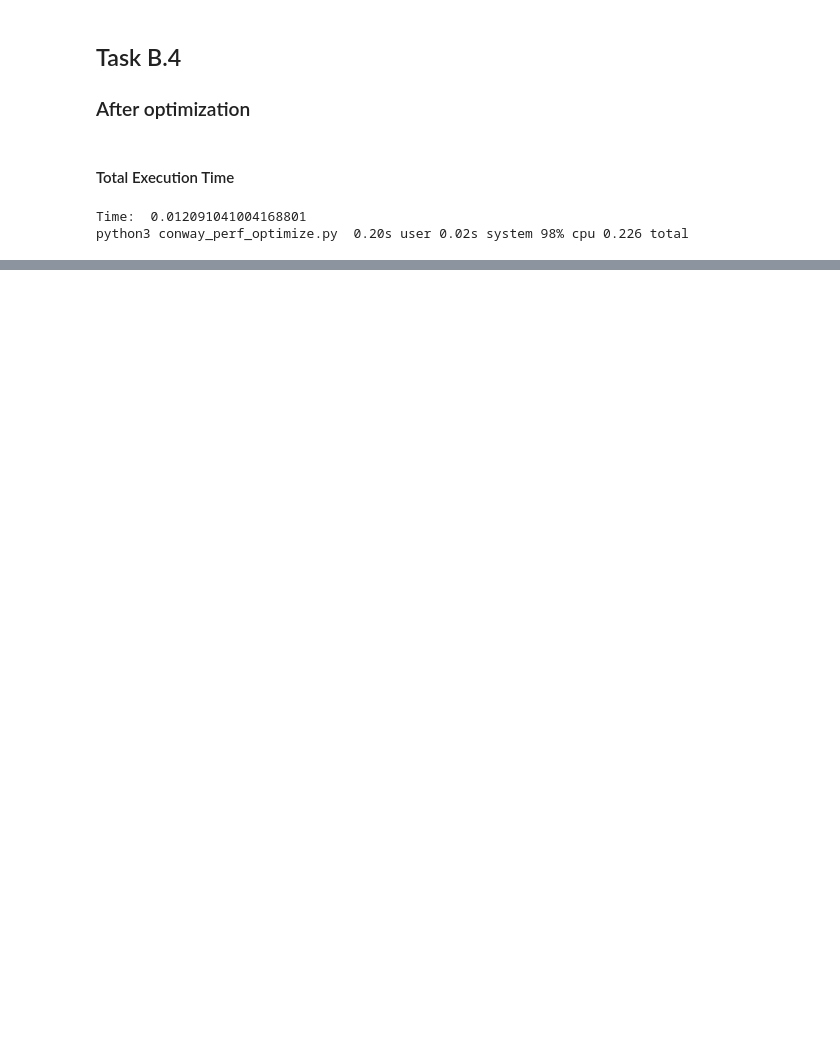
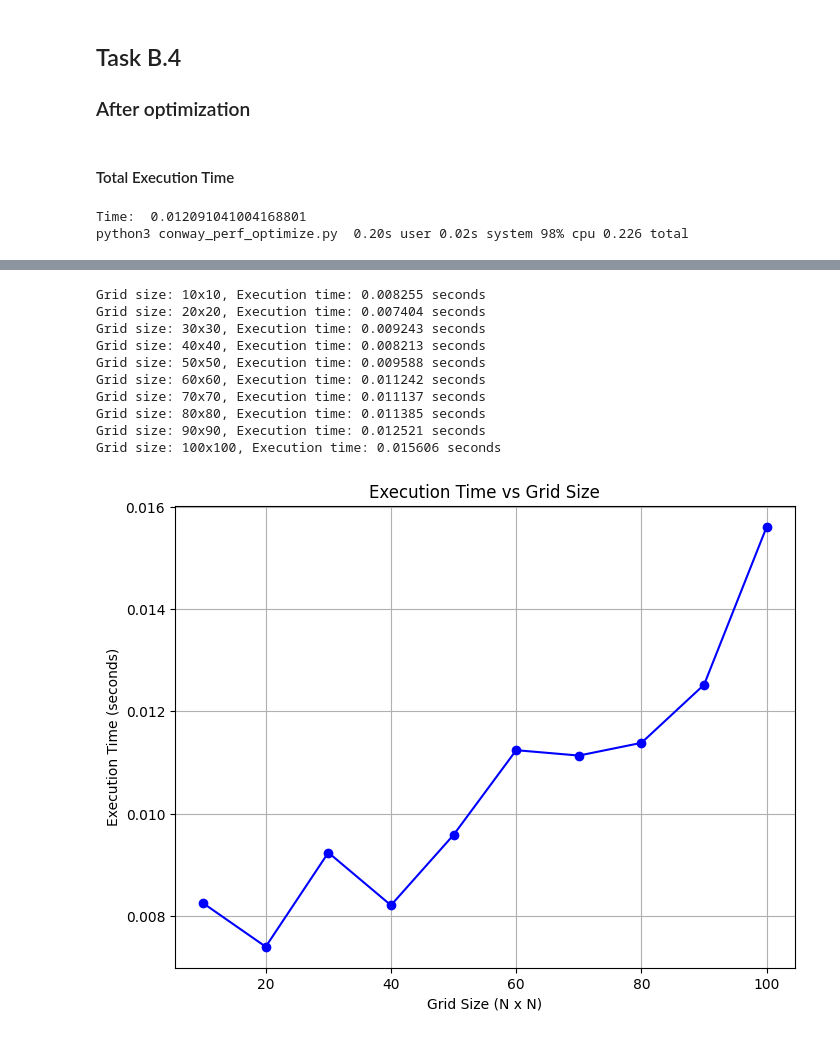
Before and after one commit to superderker/Intro-to-high-performance-computing-group-11, a Jupyter notebook: Assignment 2/ass2.ipynb, the cells around one changed output, grey strips where cells are left out. Drawn from its saved outputs; the diff is of its cells as text; code cells hidden in the pictures; blank space fills up the shorter version.

Commit message:
modify B4 figures

```diff
--- a/Assignment 2/ass2.ipynb
+++ b/Assignment 2/ass2.ipynb
@@ -1321,0 +329,43 @@ Time:  0.014799124997807667
+# %%
+import subprocess
+import matplotlib.pyplot as plt
+
+def run_program(grid_size):
+    command = ["python", "conway_perf_optimize.py", "--grid-size", str(grid_size), "--iterations", "100"]
+
+    result = subprocess.run(command, capture_output=True, text=True)
+    return result.stdout, result.stderr
+
+
+iteration = 5
+grid_sizes = range(10, 101, 10)
+execution_times = []
+for size in grid_sizes:
+    stdout, stderr = run_program(size)
+    if stderr:
+        print("Error:", stderr)
+    else:
+        time_taken = float(stdout.strip().split()[-1])  # Assuming last output is execution time
+        print(f"Grid size: {size}x{size}, Execution time: {time_taken:.6f} seconds")
+    execution_times.append(time_taken)
+
+# Plot results
+plt.figure(figsize=(8, 6))
+plt.plot(grid_sizes, execution_times, marker='o', linestyle='-', color='b')
+plt.xlabel("Grid Size (N x N)")
+plt.ylabel("Execution Time (seconds)")
+plt.title("Execution Time vs Grid Size")
+plt.grid(True)
+plt.show()
+# %% [output]
+Grid size: 10x10, Execution time: 0.008255 seconds
+Grid size: 20x20, Execution time: 0.007404 seconds
+Grid size: 30x30, Execution time: 0.009243 seconds
+Grid size: 40x40, Execution time: 0.008213 seconds
+Grid size: 50x50, Execution time: 0.009588 seconds
+Grid size: 60x60, Execution time: 0.011242 seconds
+Grid size: 70x70, Execution time: 0.011137 seconds
+Grid size: 80x80, Execution time: 0.011385 seconds
+Grid size: 90x90, Execution time: 0.012521 seconds
+Grid size: 100x100, Execution time: 0.015606 seconds
+[figure, added]
```
Also changed, not shown: parts of 41 cells of this notebook.
